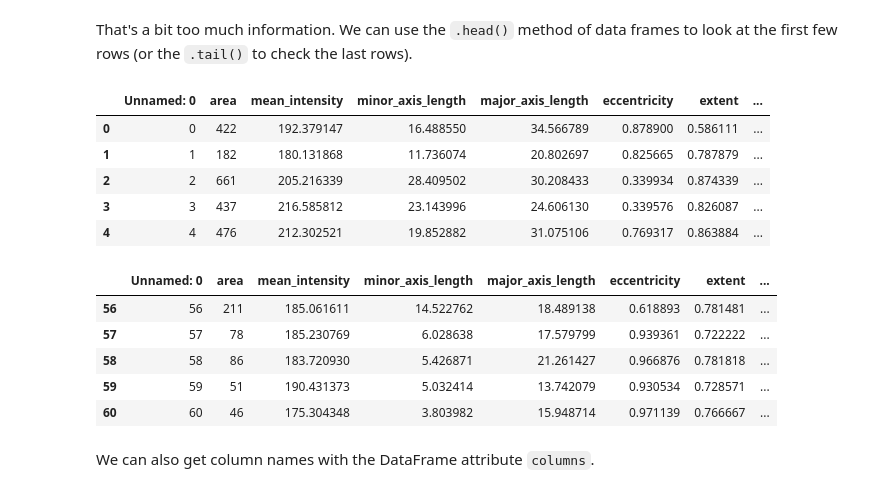
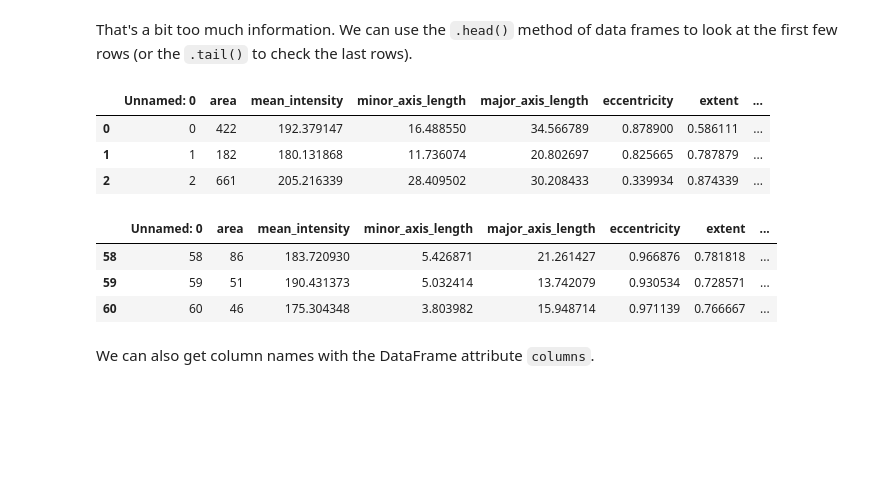
Before and after one commit to BiAPoL/Image-data-science-with-Python-and-Napari-EPFL2022, a Jupyter notebook: docs/day4a_Tabular_Data/Tabular_Data.ipynb, the cells around one changed output. Drawn from its saved outputs; the diff is of its cells as text; code cells hidden in the pictures; blank space fills up the shorter version.

```diff
--- a/docs/day4a_Tabular_Data/Tabular_Data.ipynb
+++ b/docs/day4a_Tabular_Data/Tabular_Data.ipynb
@@ -114,20 +115,16 @@ df_csv
 # %% [markdown]
 That's a bit too much information. We can use the `.head()` method of data frames to look at the first few rows (or the `.tail()` to check the last rows).
 # %%
-df_csv.head()
+df_csv.head(3)
 # %% [output]
 |  | Unnamed: 0 | area | mean_intensity | minor_axis_length | major_axis_length | eccentricity | extent | ... |
 | 0 | 0 | 422 | 192.379147 | 16.488550 | 34.566789 | 0.878900 | 0.586111 | ... |
 | 1 | 1 | 182 | 180.131868 | 11.736074 | 20.802697 | 0.825665 | 0.787879 | ... |
 | 2 | 2 | 661 | 205.216339 | 28.409502 | 30.208433 | 0.339934 | 0.874339 | ... |
-| 3 | 3 | 437 | 216.585812 | 23.143996 | 24.606130 | 0.339576 | 0.826087 | ... |
-| 4 | 4 | 476 | 212.302521 | 19.852882 | 31.075106 | 0.769317 | 0.863884 | ... |
 # %%
-df_csv.tail()
+df_csv.tail(3)
 # %% [output]
 |  | Unnamed: 0 | area | mean_intensity | minor_axis_length | major_axis_length | eccentricity | extent | ... |
-| 56 | 56 | 211 | 185.061611 | 14.522762 | 18.489138 | 0.618893 | 0.781481 | ... |
-| 57 | 57 | 78 | 185.230769 | 6.028638 | 17.579799 | 0.939361 | 0.722222 | ... |
 | 58 | 58 | 86 | 183.720930 | 5.426871 | 21.261427 | 0.966876 | 0.781818 | ... |
 | 59 | 59 | 51 | 190.431373 | 5.032414 | 13.742079 | 0.930534 | 0.728571 | ... |
 | 60 | 60 | 46 | 175.304348 | 3.803982 | 15.948714 | 0.971139 | 0.766667 | ... |
```
Also changed, not shown: parts of 15 cells of this notebook.
